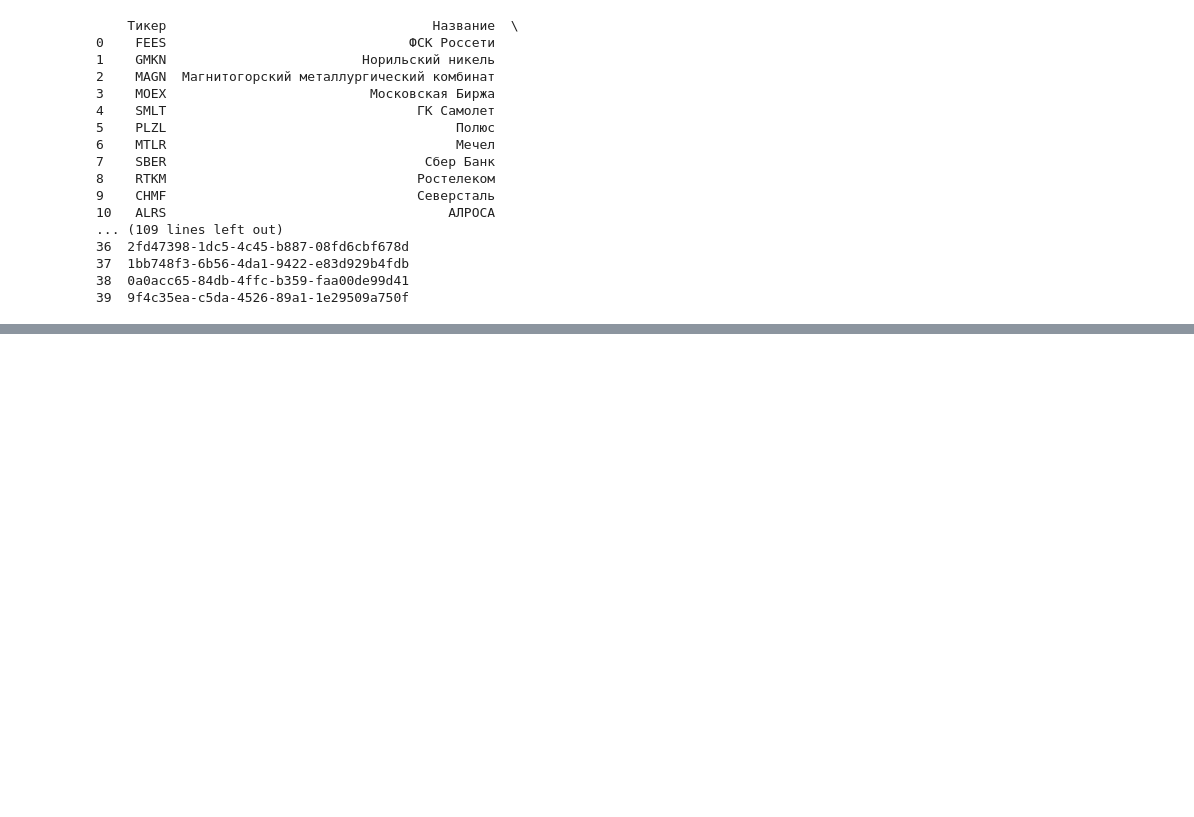
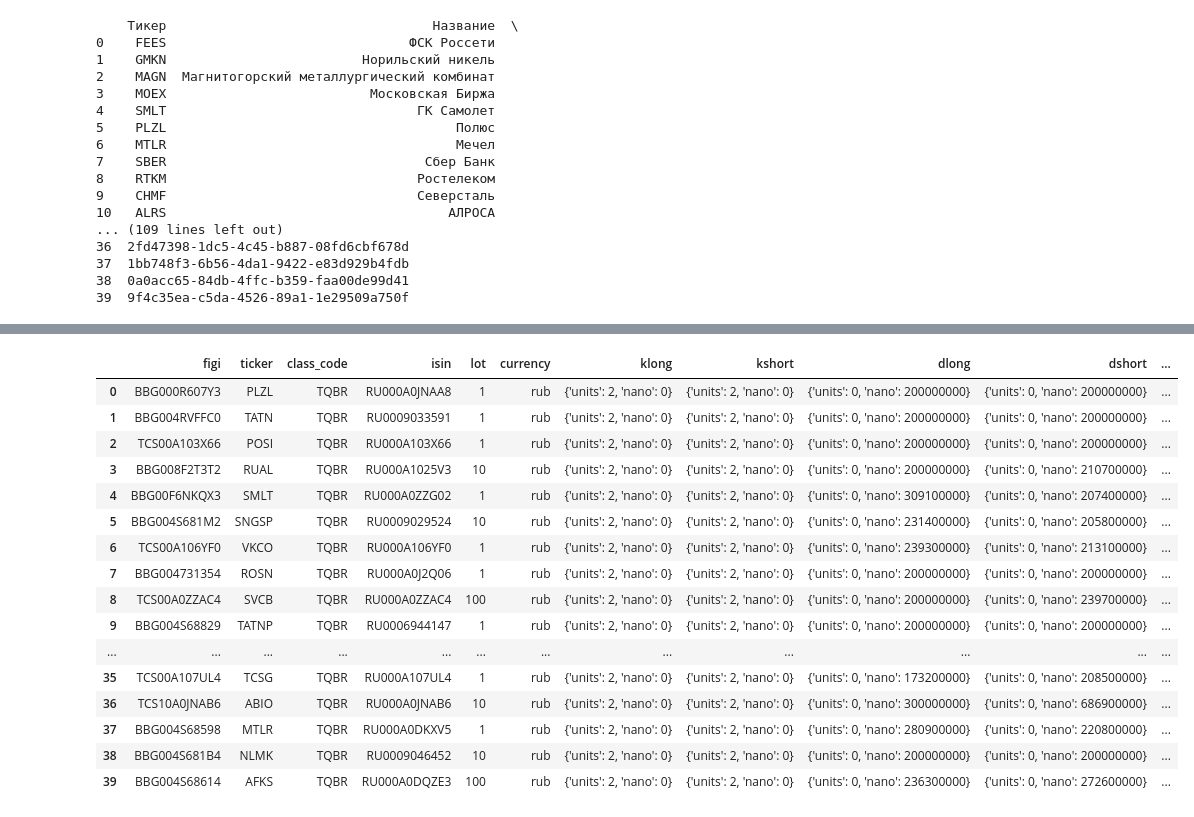
Before and after one commit to UncleVasyafromIzhevsk/TinvestOptions, a Jupyter notebook: educational_db.ipynb, the cells around one changed output, grey strips where cells are left out. Drawn from its saved outputs; the diff is of its cells as text; code cells hidden in the pictures; blank space fills up the shorter version.

```diff
--- a/educational_db.ipynb
+++ b/educational_db.ipynb
@@ -181,0 +209,3 @@ print(df)
+# %%
+for tiker_BA in tikers_BA:
+    print(df_all_shares[df_all_shares.ticker == tiker_BA])
@@ -181,0 +230,27 @@ print(df)
+# %%
+# Сравнивание и добавление в новый фрейм отфильтрованых строк
+df_shares1 = pd.DataFrame()
+for tiker_BA in tikers_BA:
+    df_shares1 = df_shares1.append(
+        df_all_shares[df_all_shares.ticker == tiker_BA], ignore_index=True
+    )
+# %%
+df_shares1
+# %% [output]
+|  | figi | ticker | class_code | isin | lot | currency | klong | kshort | dlong | dshort | ... |
+| 0 | BBG000R607Y3 | PLZL | TQBR | RU000A0JNAA8 | 1 | rub | {'units': 2, 'nano': 0} | {'units': 2, 'nano': 0} | {'units': 0, 'nano': 200000000} | {'units': 0, 'nano': 200000000} | ... |
+| 1 | BBG004RVFFC0 | TATN | TQBR | RU0009033591 | 1 | rub | {'units': 2, 'nano': 0} | {'units': 2, 'nano': 0} | {'units': 0, 'nano': 200000000} | {'units': 0, 'nano': 200000000} | ... |
+| 2 | TCS00A103X66 | POSI | TQBR | RU000A103X66 | 1 | rub | {'units': 2, 'nano': 0} | {'units': 2, 'nano': 0} | {'units': 0, 'nano': 200000000} | {'units': 0, 'nano': 200000000} | ... |
+| 3 | BBG008F2T3T2 | RUAL | TQBR | RU000A1025V3 | 10 | rub | {'units': 2, 'nano': 0} | {'units': 2, 'nano': 0} | {'units': 0, 'nano': 200000000} | {'units': 0, 'nano': 210700000} | ... |
+| 4 | BBG00F6NKQX3 | SMLT | TQBR | RU000A0ZZG02 | 1 | rub | {'units': 2, 'nano': 0} | {'units': 2, 'nano': 0} | {'units': 0, 'nano': 309100000} | {'units': 0, 'nano': 207400000} | ... |
+| 5 | BBG004S681M2 | SNGSP | TQBR | RU0009029524 | 10 | rub | {'units': 2, 'nano': 0} | {'units': 2, 'nano': 0} | {'units': 0, 'nano': 231400000} | {'units': 0, 'nano': 205800000} | ... |
+| 6 | TCS00A106YF0 | VKCO | TQBR | RU000A106YF0 | 1 | rub | {'units': 2, 'nano': 0} | {'units': 2, 'nano': 0} | {'units': 0, 'nano': 239300000} | {'units': 0, 'nano': 213100000} | ... |
+| 7 | BBG004731354 | ROSN | TQBR | RU000A0J2Q06 | 1 | rub | {'units': 2, 'nano': 0} | {'units': 2, 'nano': 0} | {'units': 0, 'nano': 200000000} | {'units': 0, 'nano': 200000000} | ... |
+| 8 | TCS00A0ZZAC4 | SVCB | TQBR | RU000A0ZZAC4 | 100 | rub | {'units': 2, 'nano': 0} | {'units': 2, 'nano': 0} | {'units': 0, 'nano': 200000000} | {'units': 0, 'nano': 239700000} | ... |
+| 9 | BBG004S68829 | TATNP | TQBR | RU0006944147 | 1 | rub | {'units': 2, 'nano': 0} | {'units': 2, 'nano': 0} | {'units': 0, 'nano': 200000000} | {'units': 0, 'nano': 200000000} | ... |
+| ... | ... | ... | ... | ... | ... | ... | ... | ... | ... | ... | ... |
+| 35 | TCS00A107UL4 | TCSG | TQBR | RU000A107UL4 | 1 | rub | {'units': 2, 'nano': 0} | {'units': 2, 'nano': 0} | {'units': 0, 'nano': 173200000} | {'units': 0, 'nano': 208500000} | ... |
+| 36 | TCS10A0JNAB6 | ABIO | TQBR | RU000A0JNAB6 | 10 | rub | {'units': 2, 'nano': 0} | {'units': 2, 'nano': 0} | {'units': 0, 'nano': 300000000} | {'units': 0, 'nano': 686900000} | ... |
+| 37 | BBG004S68598 | MTLR | TQBR | RU000A0DKXV5 | 1 | rub | {'units': 2, 'nano': 0} | {'units': 2, 'nano': 0} | {'units': 0, 'nano': 280900000} | {'units': 0, 'nano': 220800000} | ... |
+| 38 | BBG004S681B4 | NLMK | TQBR | RU0009046452 | 10 | rub | {'units': 2, 'nano': 0} | {'units': 2, 'nano': 0} | {'units': 0, 'nano': 200000000} | {'units': 0, 'nano': 200000000} | ... |
+| 39 | BBG004S68614 | AFKS | TQBR | RU000A0DQZE3 | 100 | rub | {'units': 2, 'nano': 0} | {'units': 2, 'nano': 0} | {'units': 0, 'nano': 236300000} | {'units': 0, 'nano': 272600000} | ... |
```
Also changed, not shown: parts of 17 cells of this notebook, 1 other file.
